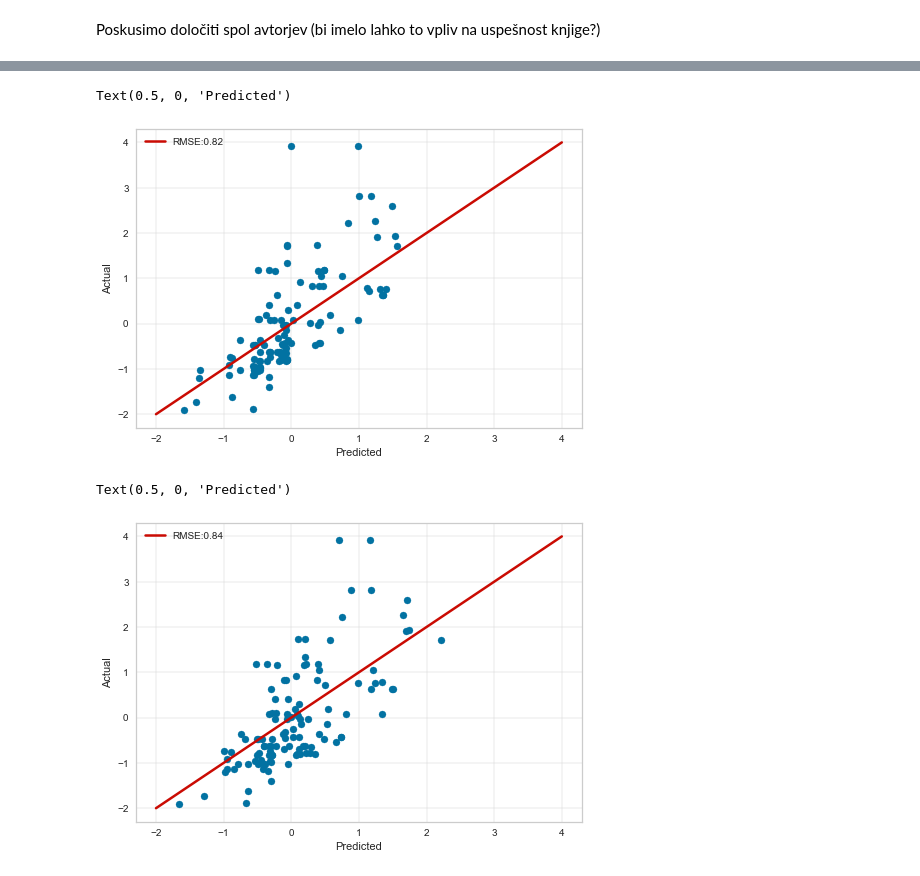
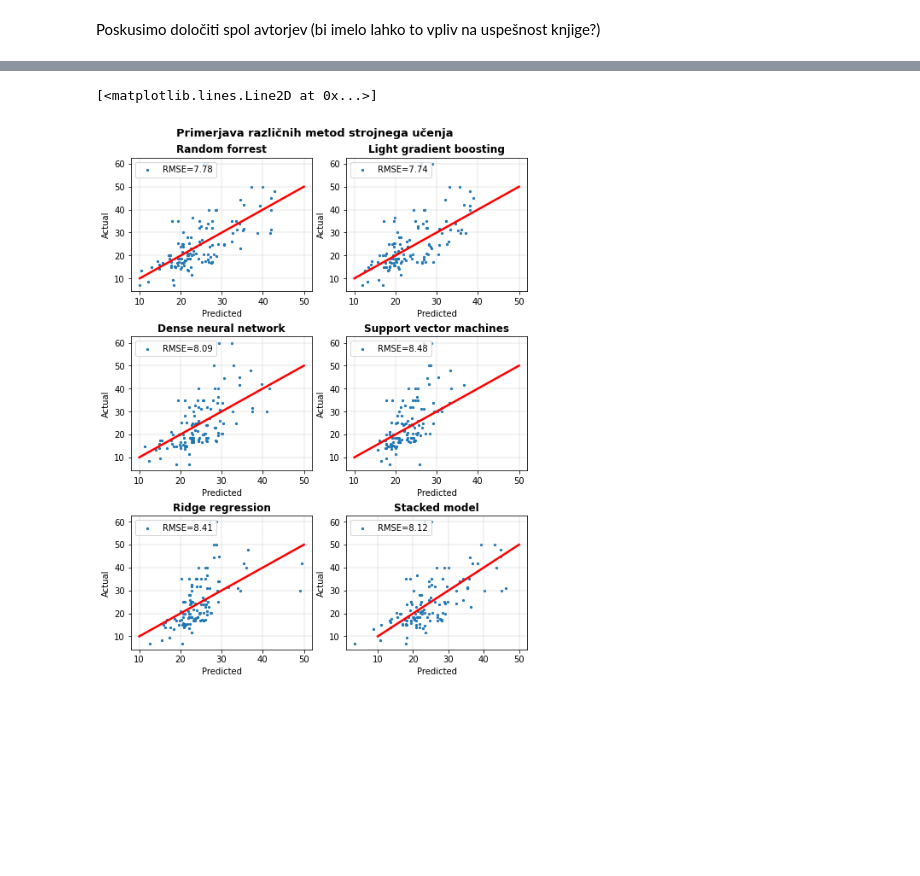
Before and after one commit to LanaP3/Projektna_naloga, a Jupyter notebook: predict_price.ipynb, the cells around one changed output, grey strips where cells are left out. Cells and saved outputs as stored; diff of their text form; code cells hidden in the pictures; blank space fills up the shorter version.

Commit message:
brisanje komentarjev, modeli za napovedovanje cen

```diff
--- a/predict_price.ipynb
+++ b/predict_price.ipynb
@@ -113,11 +97,0 @@ pred = model.predict(X_test)
-# %%
-
-plt.scatter(pred,y_test)
-plt.grid(lw=0.4)
-plt.plot(np.linspace(-2,4,100),np.linspace(-2,4,100),c="r",lw=2.5,label=f"RMSE:{round(np.sqrt(mean_squared_error(pred,y_test)),2)}")
-plt.legend(loc=2)
-plt.ylabel("Actual")
-plt.xlabel("Predicted")
-# %% [output]
-Text(0.5, 0, 'Predicted')
-[figure, removed]
@@ -132,10 +97,0 @@ pred = model.predict(X_test)
-# %%
-plt.scatter(pred,y_test)
-plt.grid(lw=0.4)
-plt.plot(np.linspace(-2,4,100),np.linspace(-2,4,100),c="r",lw=2.5,label=f"RMSE:{round(np.sqrt(mean_squared_error(pred,y_test)),2)}")
-plt.legend(loc=2)
-plt.ylabel("Actual")
-plt.xlabel("Predicted")
-# %% [output]
-Text(0.5, 0, 'Predicted')
-[figure, removed]
@@ -141,0 +144,58 @@ Text(0.5, 0, 'Predicted')
+# %%
+fig,axes=plt.subplots(3,2, figsize=(7,9),constrained_layout=True)
+
+fig.suptitle("Primerjava različnih metod strojnega učenja",fontsize=13,fontweight="bold")
+
+axes[0,0].scatter(pred1,y_test,label=f"RMSE={round(np.sqrt(mse(pred1,y_test.values)),2)}",s=5)
+axes[0,1].scatter(pred2,y_test,label=f"RMSE={round(np.sqrt(mse(pred2,y_test)),2)}",s=5)
+axes[1,0].scatter(pred3,y_test,label=f"RMSE={round(np.sqrt(mse(pred3,y_test)),2)}",s=5)
+axes[1,1].scatter(pred4,y_test,label=f"RMSE={round(np.sqrt(mse(pred4,y_test)),2)}",s=5)
+axes[2,0].scatter(pred5,y_test,label=f"RMSE={round(np.sqrt(mse(pred5,y_test)),2)}",s=5)
+axes[2,1].scatter(final_pred,y_test,label=f"RMSE={round(np.sqrt(mse(final_pred,y_test)),2)}",s=5)
+
+axes[0,0].set_title("Random forrest",fontweight="bold")
+axes[0,1].set_title("Light gradient boosting",fontweight="bold")
+axes[1,0].set_title("Dense neural network",fontweight="bold")
+axes[1,1].set_title("Support vector machines",fontweight="bold")
+axes[2,0].set_title("Ridge regression",fontweight="bold")
+axes[2,1].set_title("Stacked model",fontweight="bold")
+
+axes[0,0].grid(lw=0.3)
+axes[0,1].grid(lw=0.3)
+axes[1,0].grid(lw=0.3)
+axes[1,1].grid(lw=0.3)
+axes[2,0].grid(lw=0.3)
+axes[2,1].grid(lw=0.3)
+
+
+axes[0,0].set_xlabel("Predicted")
+axes[0,1].set_xlabel("Predicted")
+axes[1,0].set_xlabel("Predicted")
+axes[1,1].set_xlabel("Predicted")
+axes[2,0].set_xlabel("Predicted")
+axes[2,1].set_xlabel("Predicted")
+
+
+axes[0,0].set_ylabel("Actual")
+axes[0,1].set_ylabel("Actual")
+axes[1,0].set_ylabel("Actual")
+axes[1,1].set_ylabel("Actual")
+axes[2,0].set_ylabel("Actual")
+axes[2,1].set_ylabel("Actual")
+
+axes[0,0].legend(loc=2)
+axes[0,1].legend(loc=2)
+axes[1,0].legend(loc=2)
+axes[1,1].legend(loc=2)
+axes[2,0].legend(loc=2)
+axes[2,1].legend(loc=2)
+
+axes[0,0].plot(np.linspace(10,50,100),np.linspace(10,50,100),c="r",lw=2.5,label=f"RMSE:{round(np.sqrt(mse(pred1,y_test)),2)}")
+axes[0,1].plot(np.linspace(10,50,100),np.linspace(10,50,100),c="r",lw=2.5,label=f"RMSE:{round(np.sqrt(mse(pred2,y_test)),2)}")
+axes[1,0].plot(np.linspace(10,50,100),np.linspace(10,50,100),c="r",lw=2.5,label=f"RMSE:{round(np.sqrt(mse(pred3,y_test)),2)}")
+axes[1,1].plot(np.linspace(10,50,100),np.linspace(10,50,100),c="r",lw=2.5,label=f"RMSE:{round(np.sqrt(mse(pred4,y_test)),2)}")
+axes[2,0].plot(np.linspace(10,50,100),np.linspace(10,50,100),c="r",lw=2.5,label=f"RMSE:{round(np.sqrt(mse(pred5,y_test)),2)}")
+axes[2,1].plot(np.linspace(10,50,100),np.linspace(10,50,100),c="r",lw=2.5,label=f"RMSE:{round(np.sqrt(mse(final_pred,y_test)),2)}")
+# %% [output]
+[<matplotlib.lines.Line2D at 0x...>]
+[figure, added]
```
Also changed, not shown: parts of 16 cells of this notebook, 1 other file.
